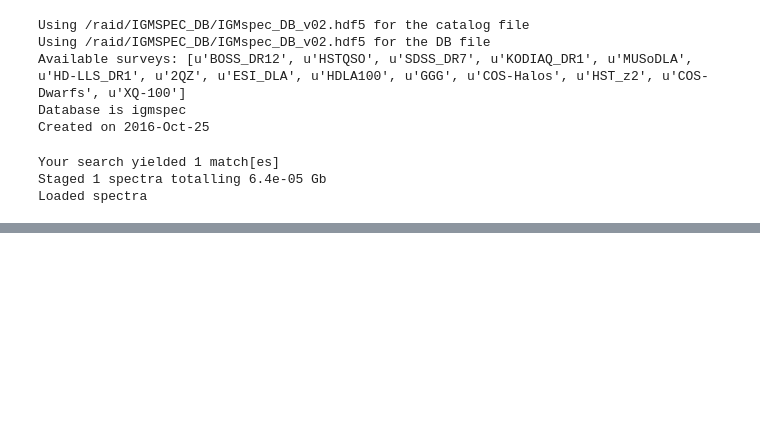
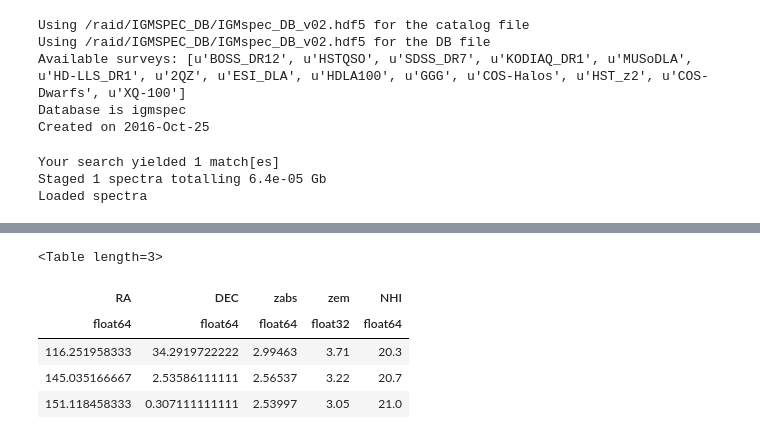
Before and after one commit to DeepIGM/dla_cnn, a Jupyter notebook: docs/nb/DR5_fiddling.ipynb, the cells around one changed output, grey strips where cells are left out. Drawn from its saved outputs; the diff is of its cells as text; code cells hidden in the pictures; blank space fills up the shorter version.

```diff
--- a/docs/nb/DR5_fiddling.ipynb
+++ b/docs/nb/DR5_fiddling.ipynb
@@ -271,0 +281,28 @@ spec[0].plot()
+# %%
+ra  = []
+dec = []
+zabs = []
+zem = []
+NHI = []
+for ifneg in fneg:
+    ra.append(ifneg.coord.ra.value)
+    dec.append(ifneg.coord.dec.value)
+    zabs.append(ifneg.zabs)
+    zem.append(ifneg.zem)
+    NHI.append(ifneg.NHI)
+# %%
+fneg_tbl = Table()
+fneg_tbl['RA'] = ra
+fneg_tbl['DEC'] = dec
+fneg_tbl['zabs'] = zabs
+fneg_tbl['zem'] = zem
+fneg_tbl['NHI'] = NHI
+# %%
+fneg_tbl[0:3]
+# %% [output]
+<Table length=3>
+| RA | DEC | zabs | zem | NHI |
+| float64 | float64 | float64 | float32 | float64 |
+| 116.251958333 | 34.2919722222 | 2.99463 | 3.71 | 20.3 |
+| 145.035166667 | 2.53586111111 | 2.56537 | 3.22 | 20.7 |
+| 151.118458333 | 0.307111111111 | 2.53997 | 3.05 | 21.0 |
```
Also changed, not shown: parts of 3 cells of this notebook, 2 other files.
